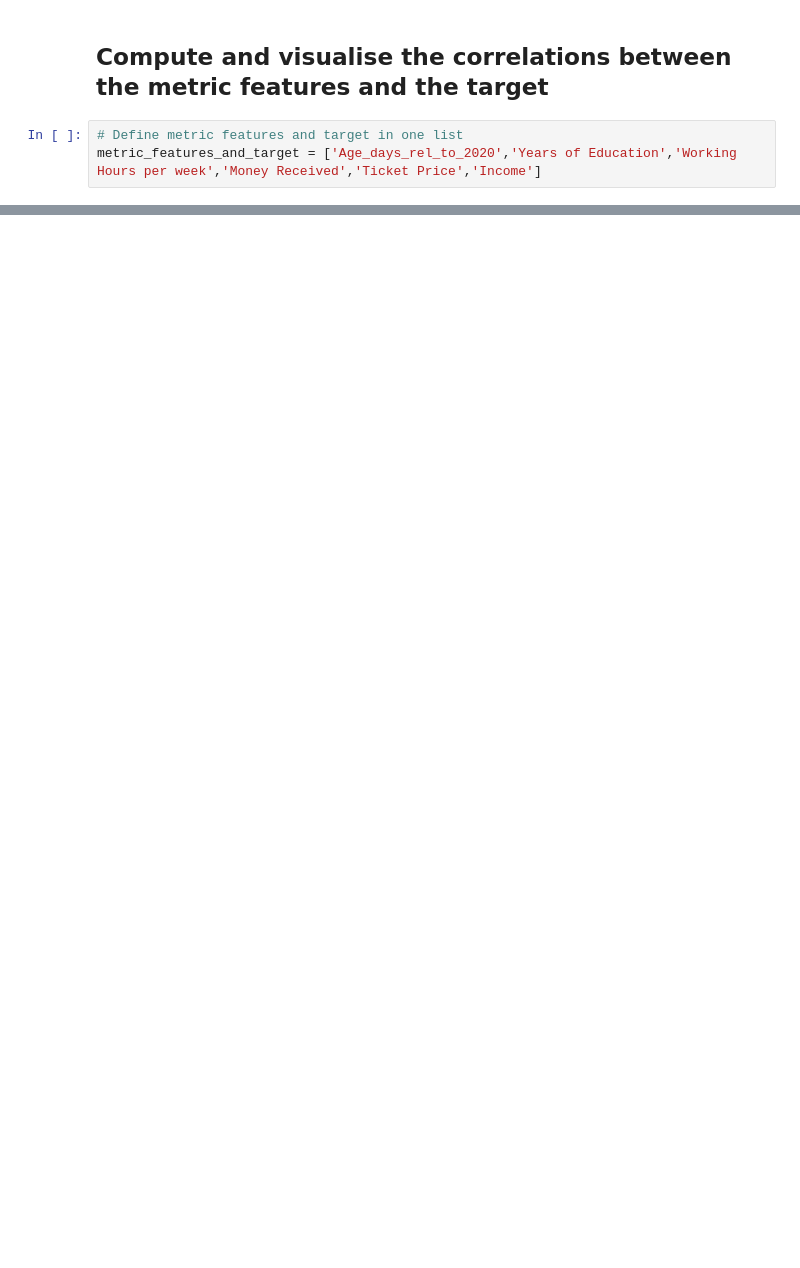
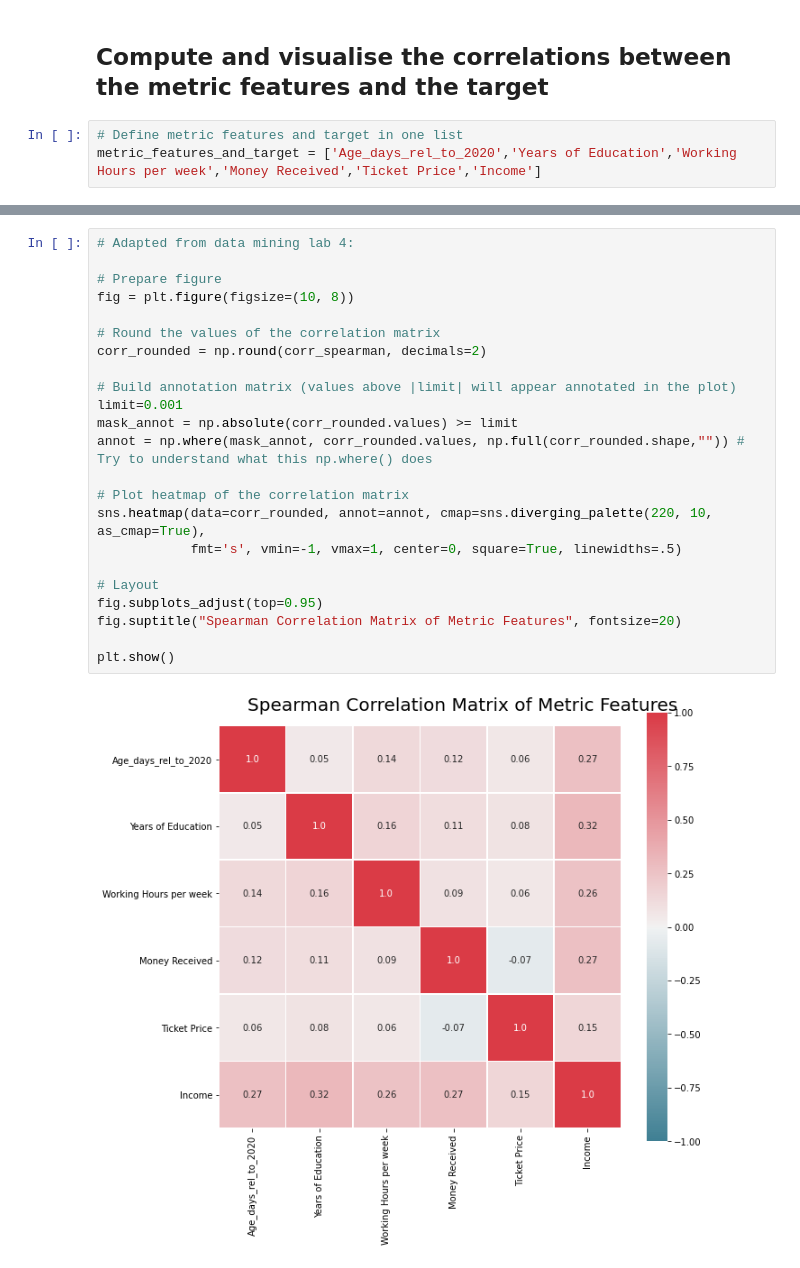
Before and after one commit to ph1001/Group-Project-Machine-Learning-Group-50, a Jupyter notebook: Group50_ML202021_Predictive_Notebook.ipynb, the cells around one changed output, grey strips where cells are left out. Cells and saved outputs as stored; diff of their text form; blank space fills up the shorter version.

```diff
--- a/Group50_ML202021_Predictive_Notebook.ipynb
+++ b/Group50_ML202021_Predictive_Notebook.ipynb
@@ -219,0 +225,25 @@ plt.show()
+# %%
+# Adapted from data mining lab 4:
+
+# Prepare figure
+fig = plt.figure(figsize=(10, 8))
+
+# Round the values of the correlation matrix
+corr_rounded = np.round(corr_spearman, decimals=2)
+
+# Build annotation matrix (values above |limit| will appear annotated in the plot)
+limit=0.001
+mask_annot = np.absolute(corr_rounded.values) >= limit
+annot = np.where(mask_annot, corr_rounded.values, np.full(corr_rounded.shape,"")) # Try to understand what this np.where() does
+
+# Plot heatmap of the correlation matrix
+sns.heatmap(data=corr_rounded, annot=annot, cmap=sns.diverging_palette(220, 10, as_cmap=True),
+            fmt='s', vmin=-1, vmax=1, center=0, square=True, linewidths=.5)
+
+# Layout
+fig.subplots_adjust(top=0.95)
+fig.suptitle("Spearman Correlation Matrix of Metric Features", fontsize=20)
+
+plt.show()
+# %% [output]
+[figure, added]
```
Also changed, not shown: parts of 19 cells of this notebook.
